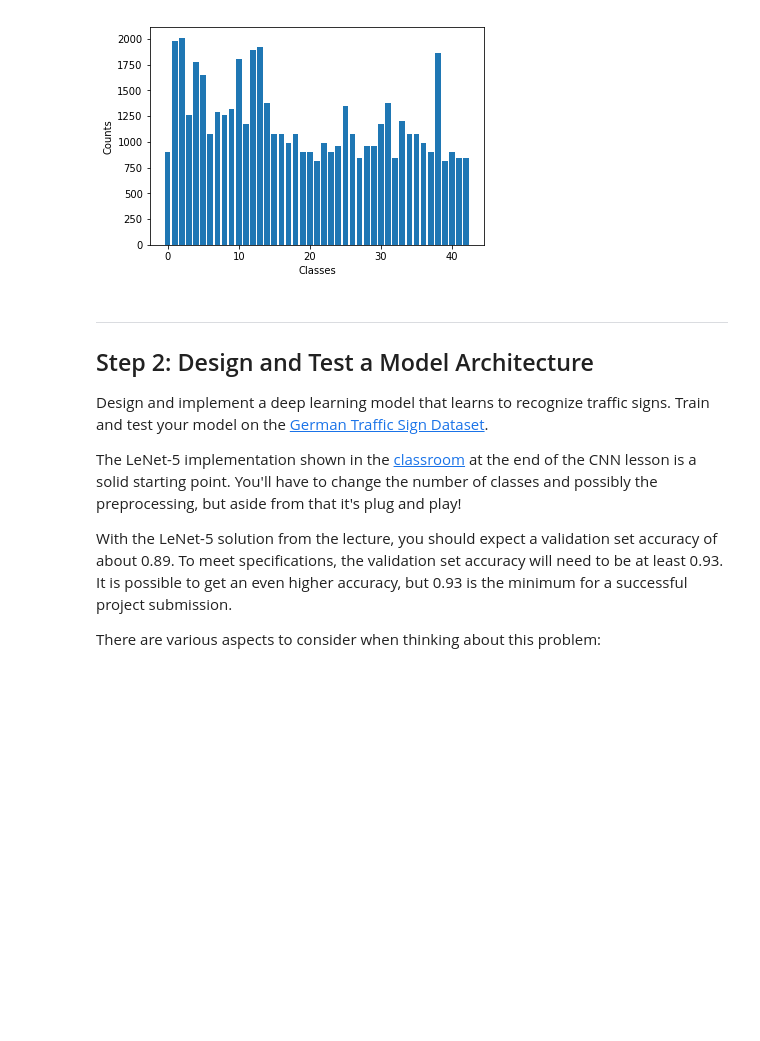
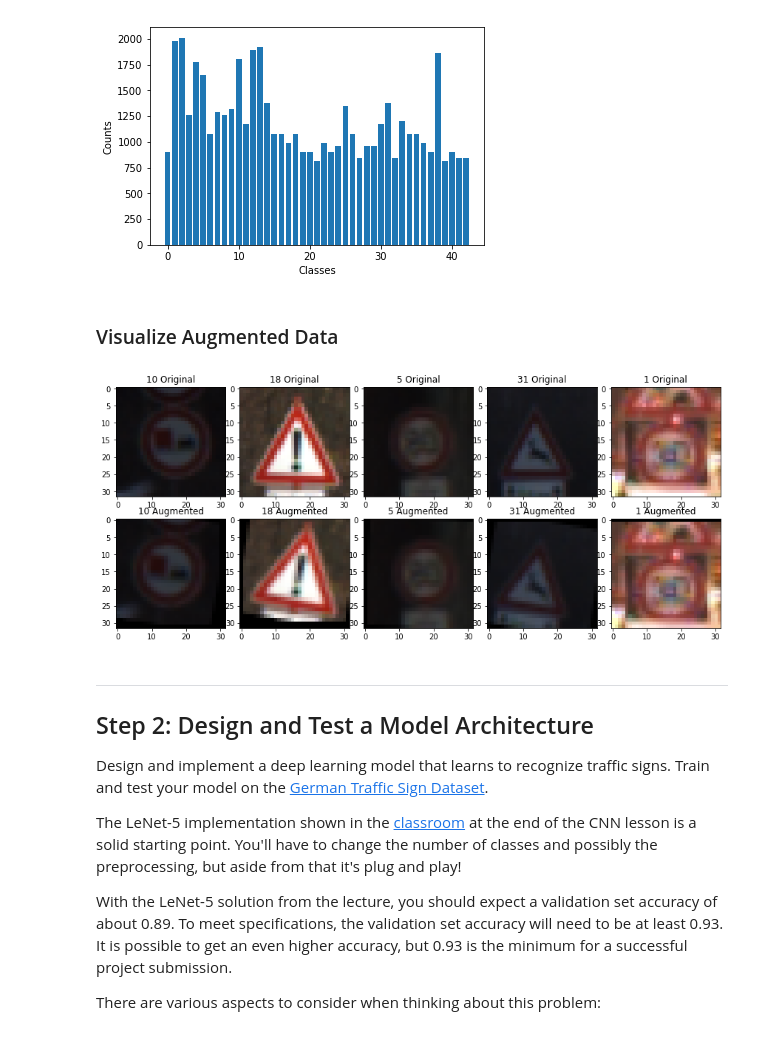
Before and after one commit to jaxanc/CarND-Traffic-Sign-Classifier-Project, a Jupyter notebook: Traffic_Sign_Classifier.ipynb, the cells around one changed output. Saved outputs shown, nothing was run; the diff lists cells and outputs as text; code cells hidden in the pictures; blank space fills up the shorter version.

```diff
--- a/Traffic_Sign_Classifier.ipynb
+++ b/Traffic_Sign_Classifier.ipynb
@@ -213,6 +215,24 @@ print(sign_count_transformed)
 # %% [output]
 [900, 1980, 2010, 1260, 1770, 1650, 1080, 1290, 1260, 1320, 1800, 1170, 1890, 1920, 1380, 1080, 1080, 990, 1080, 900, 900, 810, 990, 900, 960, 1350, 1080, 840, 960, 960, 1170, 1380, 840, 1198, 1080, 1 ...
 [figure]
+# %% [markdown]
+### Visualize Augmented Data
+# %%
+# Visualizations will be shown in the notebook.
+%matplotlib inline
+
+fig, axs = plt.subplots(2,5, figsize=(15, 6))
+fig.subplots_adjust(hspace = .2, wspace=.001)
+axs = axs.ravel()
+for i in range(5):
+    index = random.randint(0, len(X_train))
+    image = X_train[index]
+    axs[i].imshow(image)
+    axs[i].set_title("{} Original".format(y_train[index]))
+    axs[i+5].imshow(RandomImageTransformation(image, 10, 2))
+    axs[i+5].set_title("{} Augmented".format(y_train[index]))
+# %% [output]
+[figure, added]
 # %% [markdown]
 ----
 
```
Also changed, not shown: parts of 22 cells of this notebook, 13 other files.
